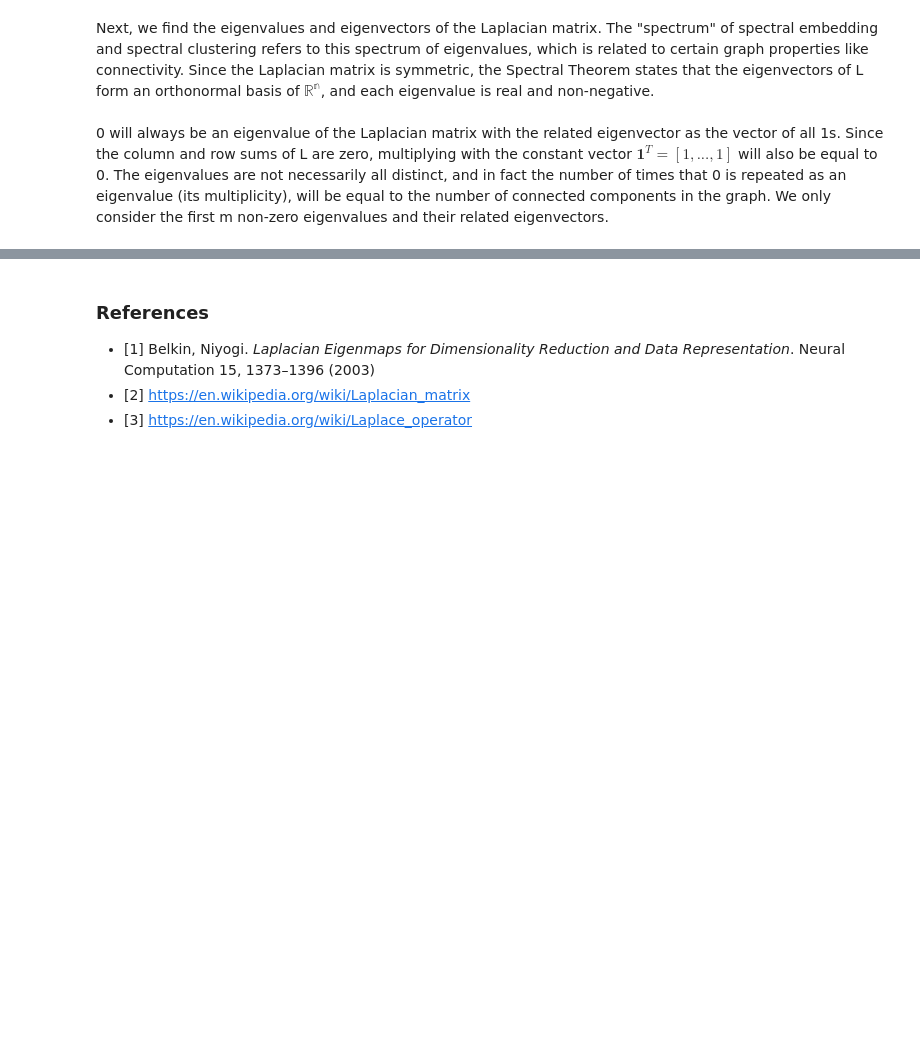
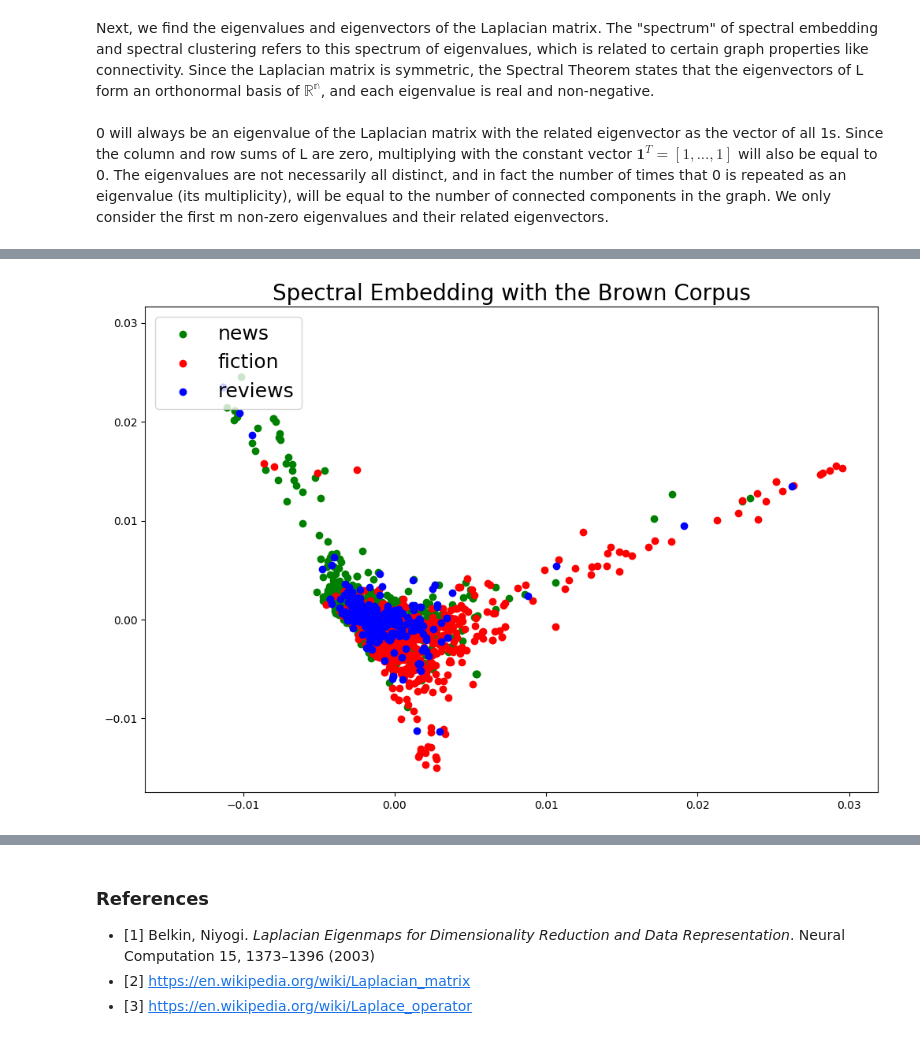
Before and after one commit to drewwilimitis/Manifold-Learning, a Jupyter notebook: Laplacian-Eigenmaps.ipynb, the cells around one changed output, grey strips where cells are left out. Cells and saved outputs as stored; diff of their text form; code cells hidden in the pictures; blank space fills up the shorter version.

```diff
--- a/Laplacian-Eigenmaps.ipynb
+++ b/Laplacian-Eigenmaps.ipynb
@@ -390,0 +449,5 @@ plt.show();
+# %%
+sent_dict = {}
+brown_categories = ['news', 'fiction', 'reviews']
+for category in brown_categories:
+    sent_dict[category] = np.array(brown.sents(categories=category))
@@ -390,0 +486,3 @@ plt.show();
+# %%
+from sklearn.feature_extraction.text import TfidfTransformer
+tf_transformer = TfidfTransformer(use_idf=True).fit(feature_vec)
@@ -390,0 +511,8 @@ plt.show();
+# %%
+data = pd.DataFrame(final_df)
+data['label'] = labels
+data = data.loc[np.random.randint(0, len(data), size=1500)]
+data.head()
+data.shape
+final_data = data.drop(['label'],axis=1)
+final_labels = np.array(data['label'])
@@ -390,0 +528,23 @@ plt.show();
+# %%
+from sklearn.manifold import SpectralEmbedding
+# apply spectral embedding with output dimension = 2
+model = SpectralEmbedding(n_components=2, n_neighbors=45)
+proj = model.fit_transform(final_data)
+
+# plot the spectral embedding
+plt.style.use('default')
+plt.rcParams['figure.facecolor'] = 'white'
+
+fig = plt.figure(figsize=(12,8))
+colors = {'news': 'green', 'religion': 'purple', 'fiction': 'red', 'government': 'black',
+         'reviews': 'blue'}
+
+plt.scatter(proj[data['label'] == 'news', 0], proj[data['label'] == 'news', 1], c='green', label='news')
+plt.scatter(proj[data['label'] == 'fiction', 0], proj[data['label'] == 'fiction', 1], c='red', label='fiction')
+plt.scatter(proj[data['label'] == 'reviews', 0], proj[data['label'] == 'reviews', 1], c='blue', label='reviews')
+plt.title('Spectral Embedding with the Brown Corpus', size=20)
+plt.legend(loc='upper left', fontsize=18)
+plt.show()
+plt.savefig('brown_corpus_laplacian.png');
+# %% [output]
+[figure, added]
```
Also changed, not shown: parts of 29 cells of this notebook, 9 other files.
